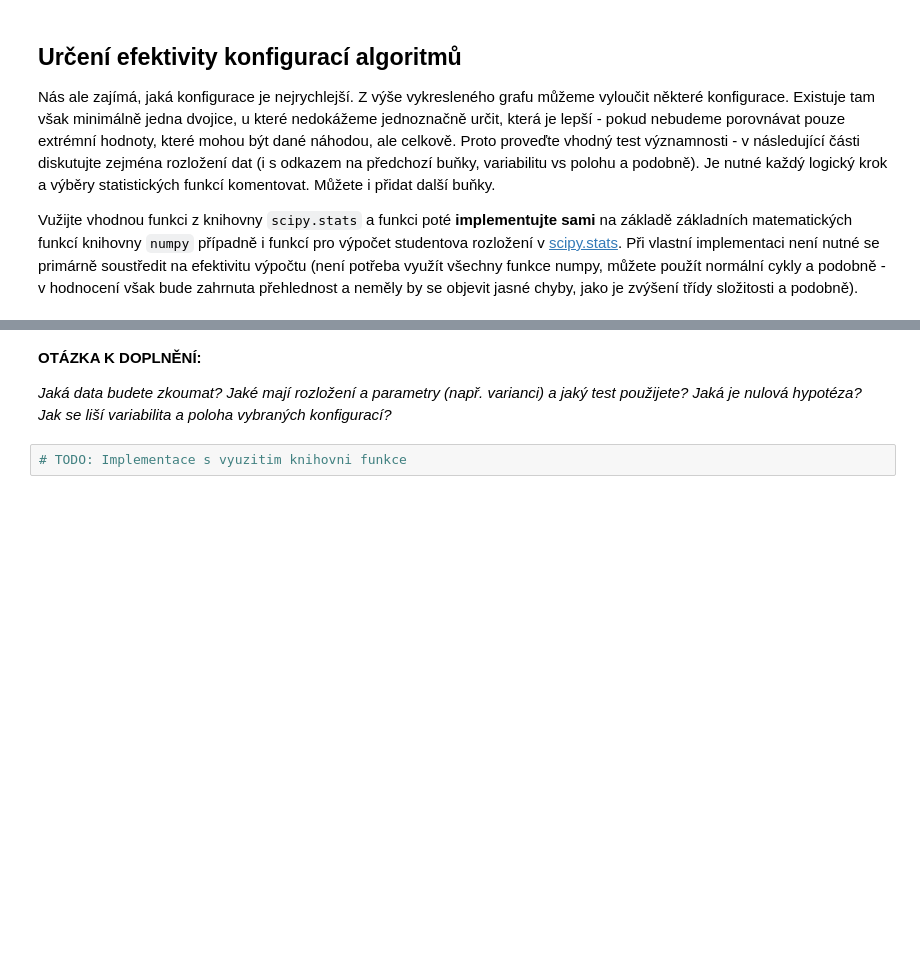
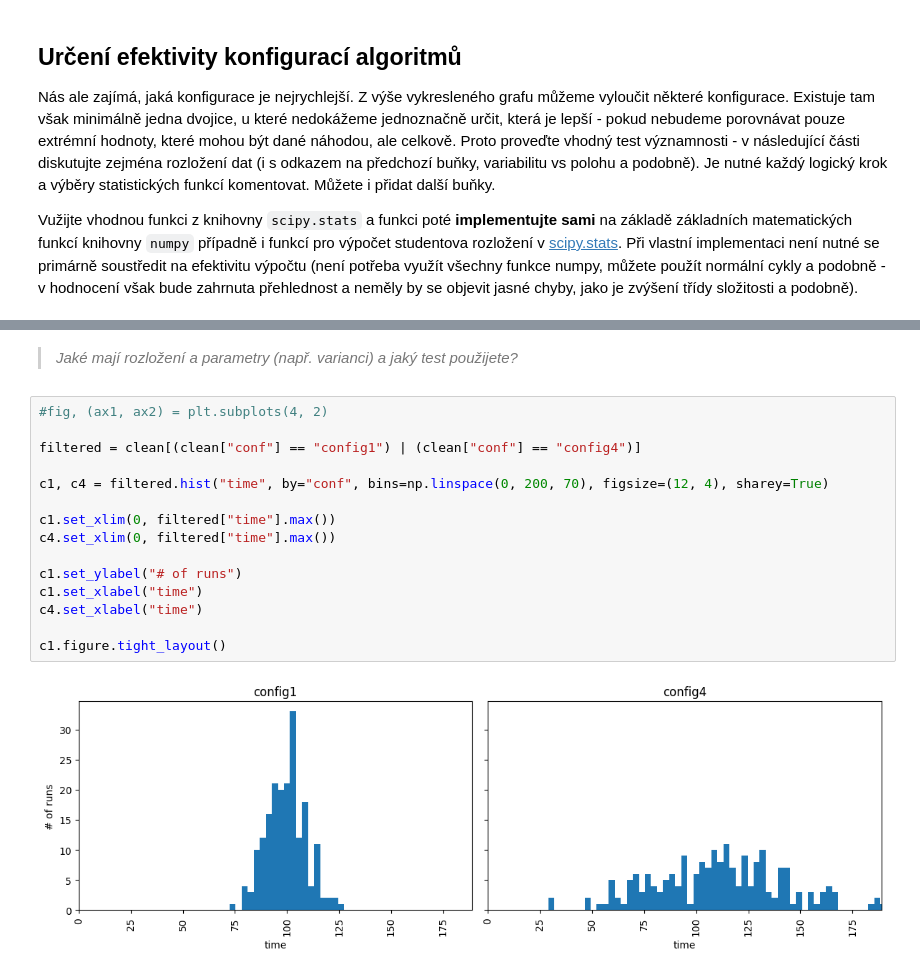
Before and after one commit to enhaut/fit, a Jupyter notebook: 1/proj1.ipynb, the cells around one changed output, grey strips where cells are left out. Drawn from its saved outputs; the diff is of its cells as text; blank space fills up the shorter version.

```diff
--- a/1/proj1.ipynb
+++ b/1/proj1.ipynb
@@ -204,6 +219,19 @@ Vužijte vhodnou funkci z knihovny `scipy.stats` a funkci poté __implementujte
 # %% [markdown]
-__OTÁZKA K DOPLNĚNÍ:__
-
-_Jaká data budete zkoumat? Jaké mají rozložení a parametry (např. varianci) a jaký test použijete? Jaká je nulová hypotéza? Jak se liší variabilita a poloha vybraných konfigurací?_
+> _Jaké mají rozložení a parametry (např. varianci) a jaký test použijete?_
-# %%
-# TODO: Implementace s vyuzitim knihovni funkce
+# %%
+#fig, (ax1, ax2) = plt.subplots(4, 2)
+
+filtered = clean[(clean["conf"] == "config1") | (clean["conf"] == "config4")]
+
+c1, c4 = filtered.hist("time", by="conf", bins=np.linspace(0, 200, 70), figsize=(12, 4), sharey=True)
+
+c1.set_xlim(0, filtered["time"].max())
+c4.set_xlim(0, filtered["time"].max())
+
+c1.set_ylabel("# of runs")
+c1.set_xlabel("time")
+c4.set_xlabel("time")
+
+c1.figure.tight_layout()
+# %% [output]
+[figure, added]
```
Also changed, not shown: parts of 16 cells of this notebook.
